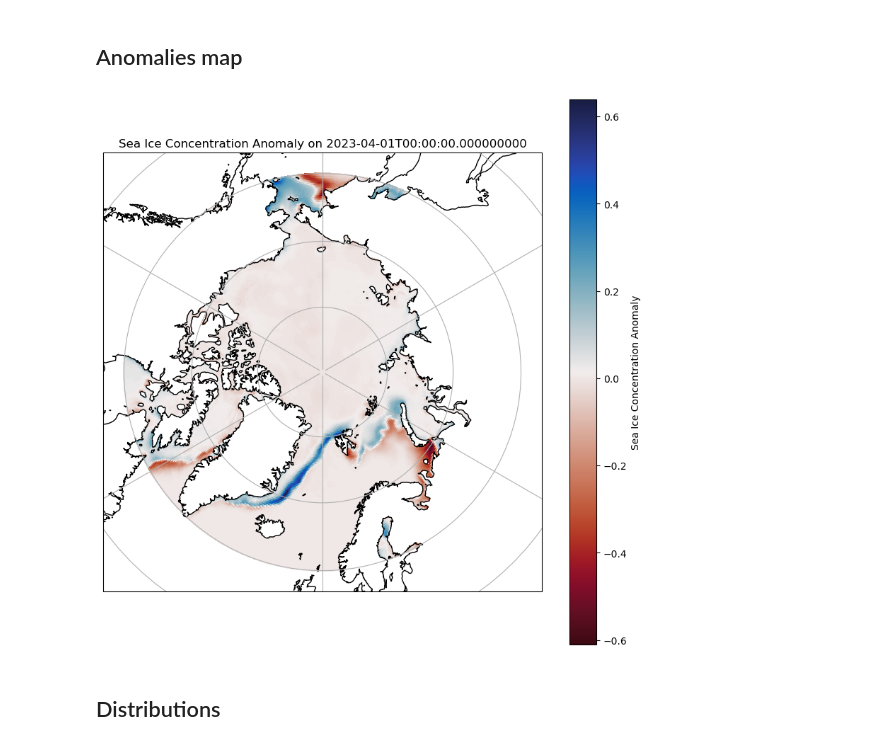
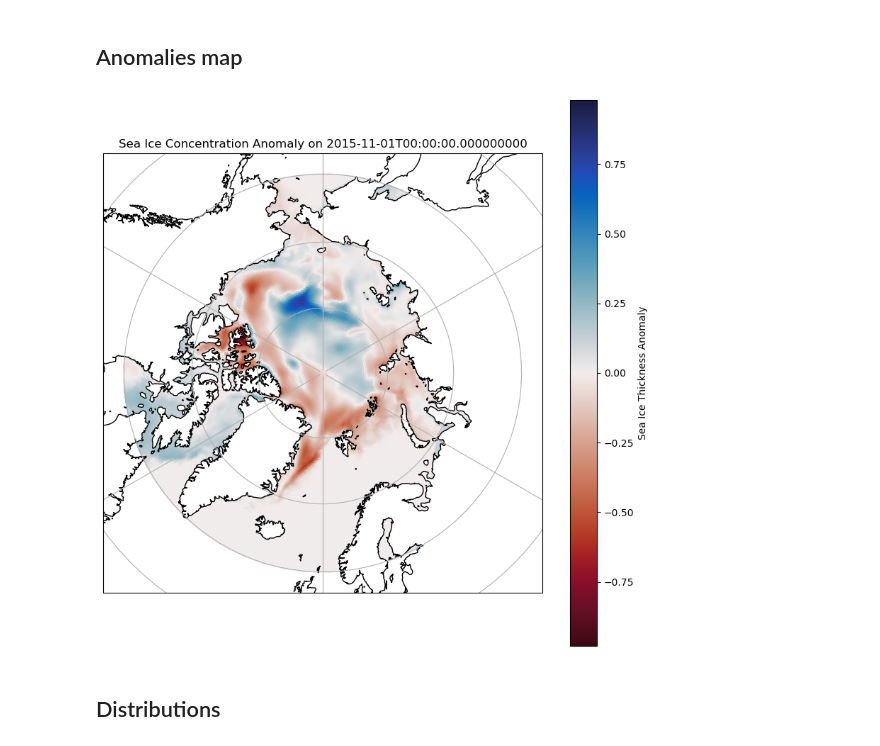
Before and after one commit to juliencollard2001/PHO_Arctic, a Jupyter notebook: sea_ice_study.ipynb, the cells around one changed output. Drawn from its saved outputs; the diff is of its cells as text; code cells hidden in the pictures.

```diff
--- a/sea_ice_study.ipynb
+++ b/sea_ice_study.ipynb
@@ -88,22 +88,24 @@ La banquise perd plus vite en volume qu'en surface ??
 # %%
 # random date
 date = np.random.choice(ds_anomalies.time.values)
 
 fig, ax = plt.subplots(1, 1, figsize=(10, 10), subplot_kw={'projection': ccrs.NorthPolarStereo()})
 ax.coastlines()
 ax.gridlines()
 pcm = ax.pcolormesh(
     ds_anomalies.longitude,
     ds_anomalies.latitude,
-    ds_anomalies.sel(time=date)['SIC'],
+    ds_anomalies.sel(time=date)['SIT'],
     transform=ccrs.PlateCarree(),
     cmap=cmo.balance.reversed(),
+    vmin = -np.abs(ds_anomalies.sel(time=date)['SIT']).max(),
+    vmax = np.abs(ds_anomalies.sel(time=date)['SIT']).max()
 )
-plt.colorbar(pcm, ax=ax, label='Sea Ice Concentration Anomaly')
+plt.colorbar(pcm, ax=ax, label='Sea Ice Thickness Anomaly')
 plt.title(f'Sea Ice Concentration Anomaly on {date}')
 plt.show()
 # %% [output]
-[figure, old version]
+[figure, new version]
 # %% [markdown]
 ## Distributions
 # %%
```
Also changed, not shown: parts of 2 cells of this notebook.
